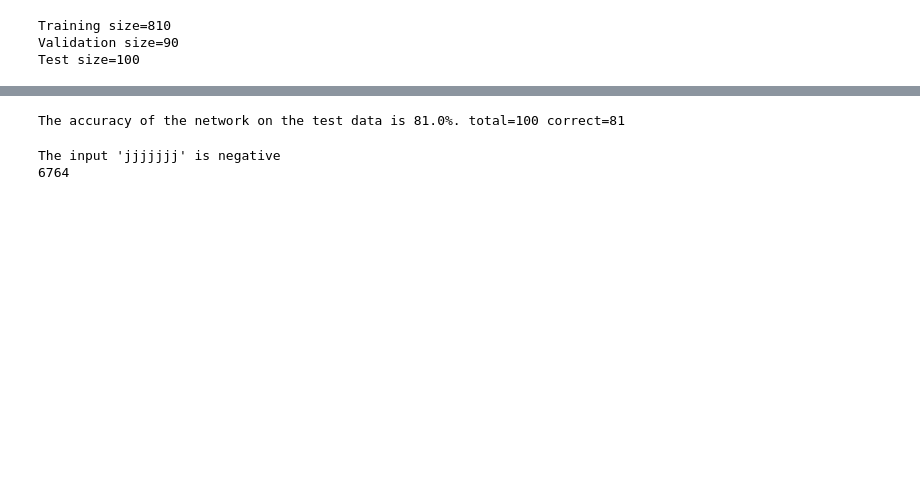
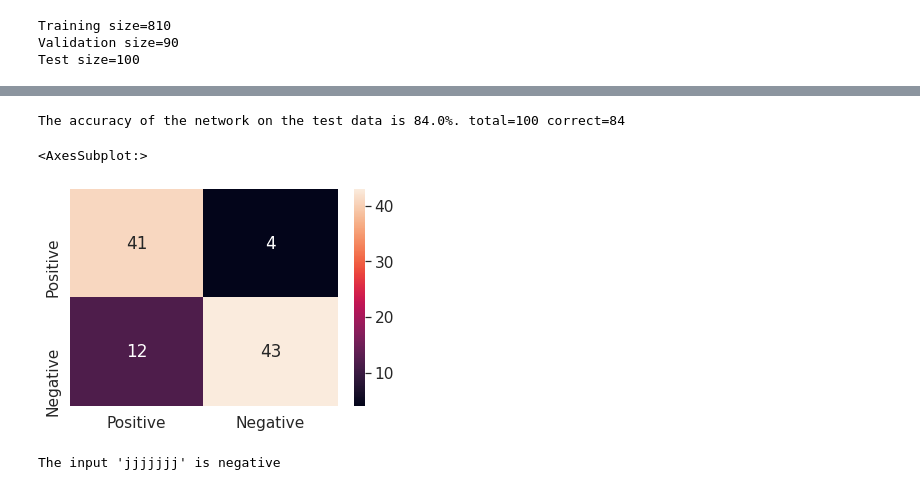
Before and after one commit to hugowangler/chatbot-iota, a Jupyter notebook: models/ann-model-amazon.ipynb, the cells around one changed output, grey strips where cells are left out. Cells and saved outputs as stored; diff of their text form; code cells hidden in the pictures; blank space fills up the shorter version.

```diff
--- a/models/ann-model-amazon.ipynb
+++ b/models/ann-model-amazon.ipynb
@@ -238,28 +246,59 @@ Epoch 10 [81/81] - Loss: 0.062443006783723836
 # %%
+network = best_model # use the best model found during validation
+
 correct = 0
 total = 0
 
-# Test accuracy
+# True = positive
+# False = negative
+TP = 0
+TN = 0
+FN = 0
+FP = 0
+
+# Test accuracy and confusion matrix
 for batch_nr, (data, labels) in enumerate(testloader):
     predictions = network.predict(data)
 
     # Sum all the predictions that were the same as the label
     correct += np.equal(predictions, labels).sum().item()
     total += len(labels)
 
+    # Collect confusion matrix data
+    for pred, actual in zip(predictions, labels):
+        if actual == classes["positive"]:
+            if pred == classes["positive"]:
+                TP += 1
+            else:
+                FN += 1
+        else:
+            if pred == classes["negative"]:
+                TN += 1
+            else:
+                FP += 1
+
+
 print(f'The accuracy of the network on the test data is {str(100*correct/total)[:4]}%. total={total} correct={correct}')
+
+# plot confusion matrix
+mat = np.array([[TP, FP], [FN, TN]])
+df_cm = pd.DataFrame(mat, index = ["Positive", "Negative"], columns=["Positive", "Negative"])
+
+# x axis = Actual
+sn.set(font_scale=1.4)
+sn.heatmap(df_cm, annot=True)
 # %% [output]
-The accuracy of the network on the test data is 81.0%. total=100 correct=81
+The accuracy of the network on the test data is 84.0%. total=100 correct=84
+<AxesSubplot:>
+[figure, added]
 # %%
 # Let's print a sentence and predict it's category
 str_input = "jjjjjjj"
 prediction = network.predict_str(str_input)
 prediction = "positive" if prediction == classes["positive"] else "negative"
 print(f"The input '{str_input}' is {prediction}")
-print(vocab_size)
 # %% [output]
 The input 'jjjjjjj' is negative
-6764
 # %%
 #save_model(network, "ann-model-amazon")
 network.save_model()
```
Also changed, not shown: parts of 3 cells of this notebook, 3 other files.
